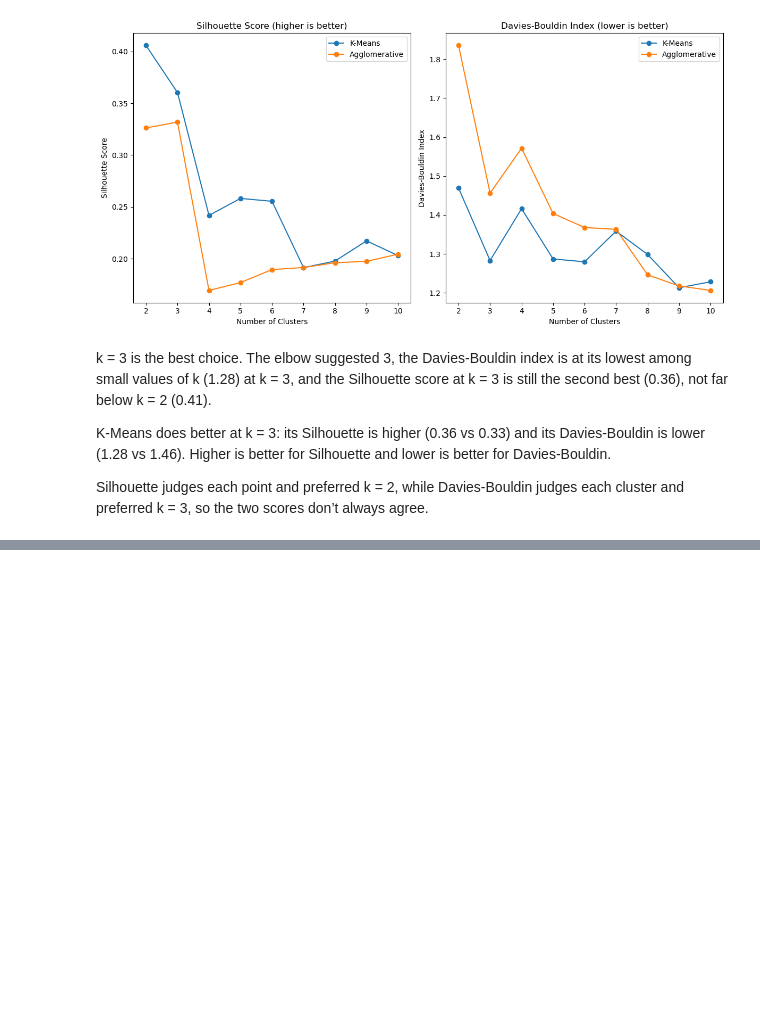
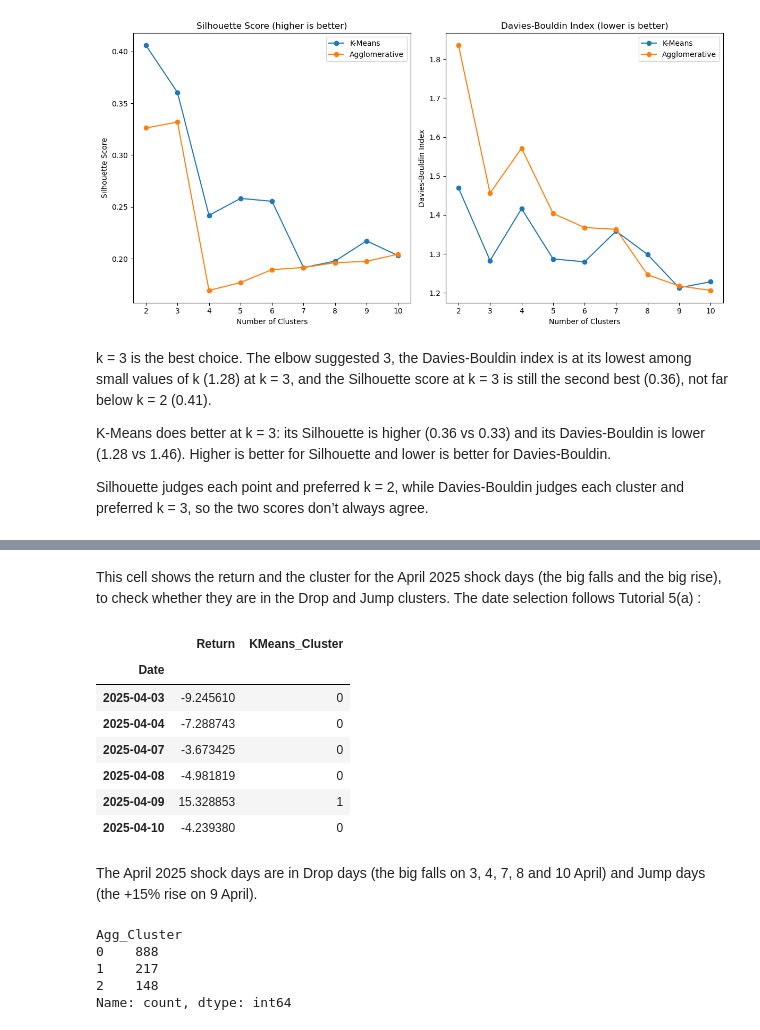
Before and after one commit to achbahri/CA1-2026167-machine, a Jupyter notebook: CA1_Achraf_Bahri_2026167.ipynb, the cells around one changed output, grey strips where cells are left out. Cells and saved outputs as stored; diff of their text form; code cells hidden in the pictures; blank space fills up the shorter version.

```diff
--- a/CA1_Achraf_Bahri_2026167.ipynb
+++ b/CA1_Achraf_Bahri_2026167.ipynb
@@ -569,0 +617,28 @@ Silhouette judges each point and preferred k = 2, while Davies-Bouldin judges ea
+# %% [markdown]
+This cell shows the return and the cluster for the April 2025 shock days (the big falls and the big rise), to check whether they are in the Drop and Jump clusters. The date selection follows Tutorial 5(a) :
+# %%
+# Return and cluster for the April 2025 shock days
+cluster_df.loc['2025-04-03':'2025-04-10', ['Return', 'KMeans_Cluster']]
+# %% [output]
+|  | Return | KMeans_Cluster |
+| Date |  |  |
+| 2025-04-03 | -9.245610 | 0 |
+| 2025-04-04 | -7.288743 | 0 |
+| 2025-04-07 | -3.673425 | 0 |
+| 2025-04-08 | -4.981819 | 0 |
+| 2025-04-09 | 15.328853 | 1 |
+| 2025-04-10 | -4.239380 | 0 |
+# %% [markdown]
+The April 2025 shock days are in Drop days (the big falls on 3, 4, 7, 8 and 10 April) and Jump days (the +15% rise on 9 April).
+# %%
+# Final Agglomerative model with k = 3
+agg = AgglomerativeClustering(n_clusters = 3, metric = 'euclidean', linkage = 'ward')
+cluster_df['Agg_Cluster'] = agg.fit_predict(X_scaled)
+
+cluster_df['Agg_Cluster'].value_counts().sort_index()
+# %% [output]
+Agg_Cluster
+0    888
+1    217
+2    148
+Name: count, dtype: int64
```
Also changed, not shown: parts of 15 cells of this notebook.
